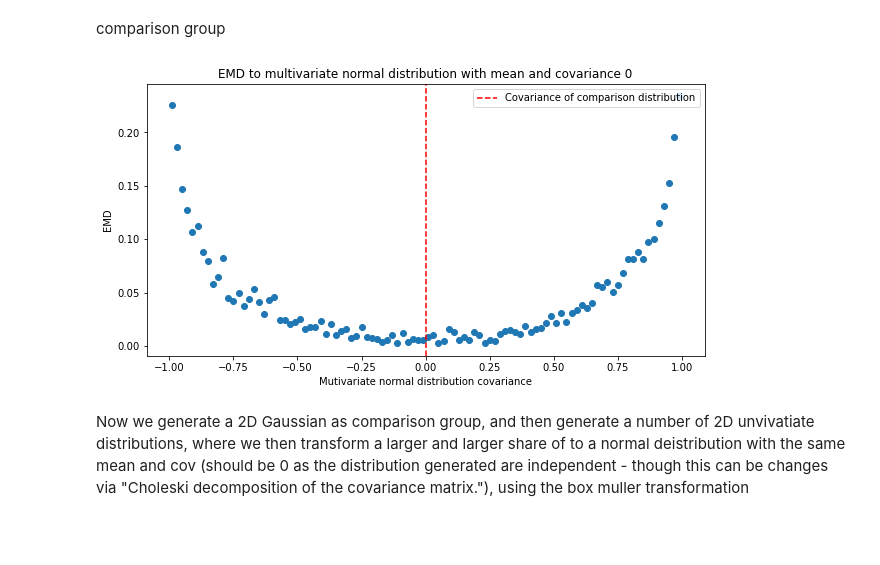
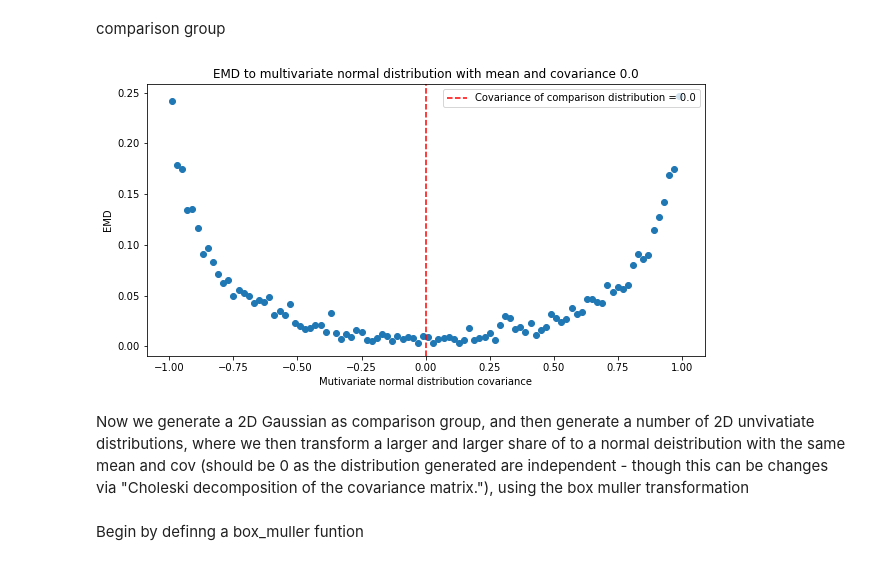
Before and after one commit to A-Lohse/Dialectograms, a Jupyter notebook: Showcase notebook.ipynb, the cells around one changed output. Drawn from its saved outputs; the diff is of its cells as text; code cells hidden in the pictures; blank space fills up the shorter version.

Commit message:
Updated showcase with box muller

```diff
--- a/Showcase notebook.ipynb
+++ b/Showcase notebook.ipynb
@@ -170,7 +174,8 @@ plt.show()
 # %% [markdown]
 comparison group
 # %%
-Distr = multivariate_normal(cov =  np.array([[1, 0], [0, 1]]), mean = np.array([0,0]))
+CompCov = 0.0
+Distr = multivariate_normal(cov =  np.array([[1, CompCov], [CompCov, 1]]), mean = np.array([0,0]))
 MultiNormComparison = Distr.rvs(size = 500)
 # %%
 MultiEdm = []
@@ -188,13 +198,15 @@ for i in tqdm(Covs):
 # %%
 plt.figure(figsize = (10,5))
 plt.scatter(Covs,MultiEdm)
-plt.axvline(0,label = "Covariance of comparison distribution", linestyle = "--", color = "red")
+plt.axvline(CompCov,label = "Covariance of comparison distribution = {}".format(CompCov), linestyle = "--", color = "red")
 plt.xlabel("Mutivariate normal distribution covariance")
 plt.ylabel("EMD")
-plt.title("EMD to multivariate normal distribution with mean and covariance 0")
+plt.title("EMD to multivariate normal distribution with mean and covariance {}".format(CompCov))
 plt.legend()
 plt.show()
 # %% [output]
-[figure, old version]
+[figure, new version]
 # %% [markdown]
 Now we generate a 2D Gaussian as comparison group, and then generate a number of 2D unvivatiate distributions, where we then transform a larger and larger share of to a normal deistribution with the same mean and cov (should be 0 as the distribution generated are independent - though this can be changes via "Choleski decomposition of the covariance matrix."), using the box muller transformation
+# %% [markdown]
+Begin by definng a box_muller funtion
```
Also changed, not shown: parts of 13 cells of this notebook.
